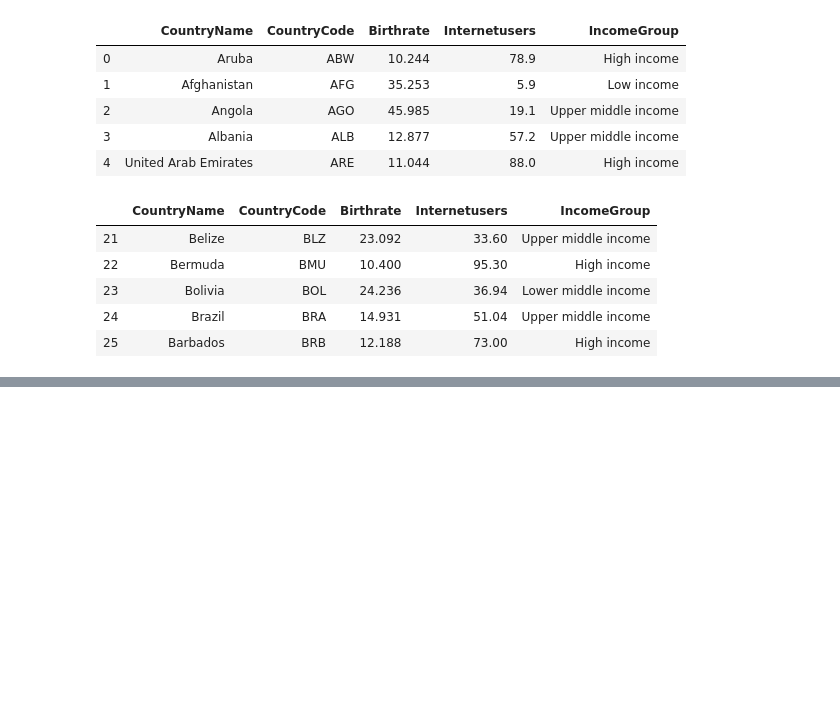
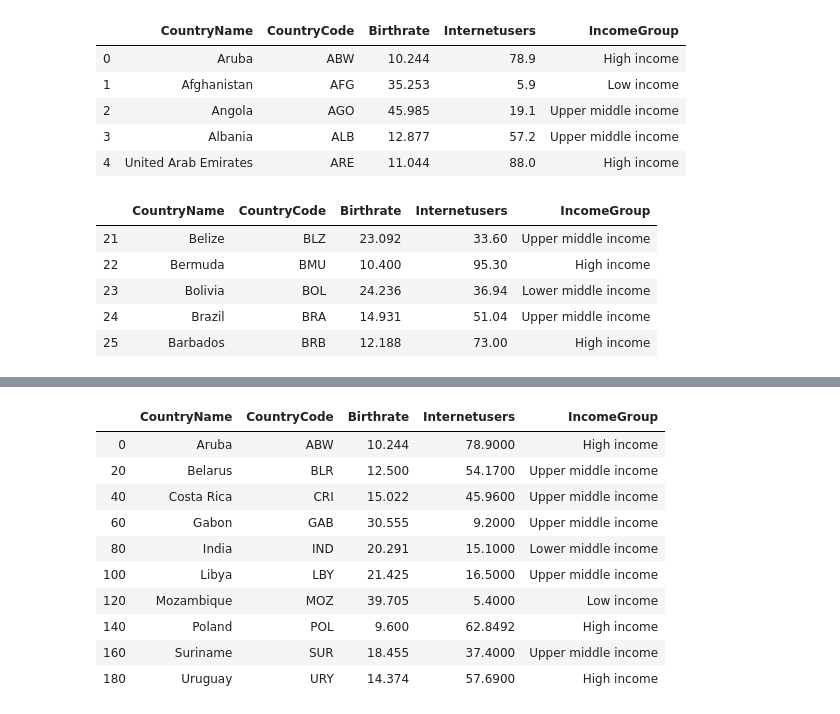
Before and after one commit to rado-radoev/code_mashup, a Jupyter notebook: python/DataSience/A-Z/Dataframes.ipynb, the cells around one changed output, grey strips where cells are left out. Saved outputs shown, nothing was run; the diff lists cells and outputs as text; code cells hidden in the pictures; blank space fills up the shorter version.

```diff
--- a/python/DataSience/A-Z/Dataframes.ipynb
+++ b/python/DataSience/A-Z/Dataframes.ipynb
@@ -175,0 +210,14 @@ stats[21:26]
+# %%
+stats[::20]
+# %% [output]
+|  | CountryName | CountryCode | Birthrate | Internetusers | IncomeGroup |
+| 0 | Aruba | ABW | 10.244 | 78.9000 | High income |
+| 20 | Belarus | BLR | 12.500 | 54.1700 | Upper middle income |
+| 40 | Costa Rica | CRI | 15.022 | 45.9600 | Upper middle income |
+| 60 | Gabon | GAB | 30.555 | 9.2000 | Upper middle income |
+| 80 | India | IND | 20.291 | 15.1000 | Lower middle income |
+| 100 | Libya | LBY | 21.425 | 16.5000 | Upper middle income |
+| 120 | Mozambique | MOZ | 39.705 | 5.4000 | Low income |
+| 140 | Poland | POL | 9.600 | 62.8492 | High income |
+| 160 | Suriname | SUR | 18.455 | 37.4000 | Upper middle income |
+| 180 | Uruguay | URY | 14.374 | 57.6900 | High income |
```
Also changed, not shown: parts of 9 cells of this notebook.
